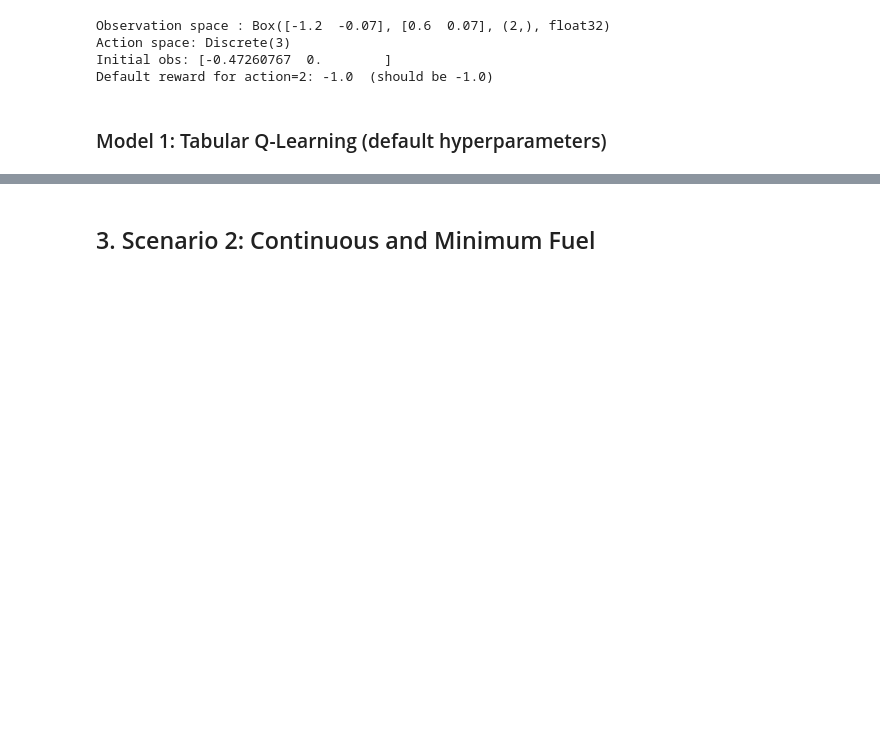
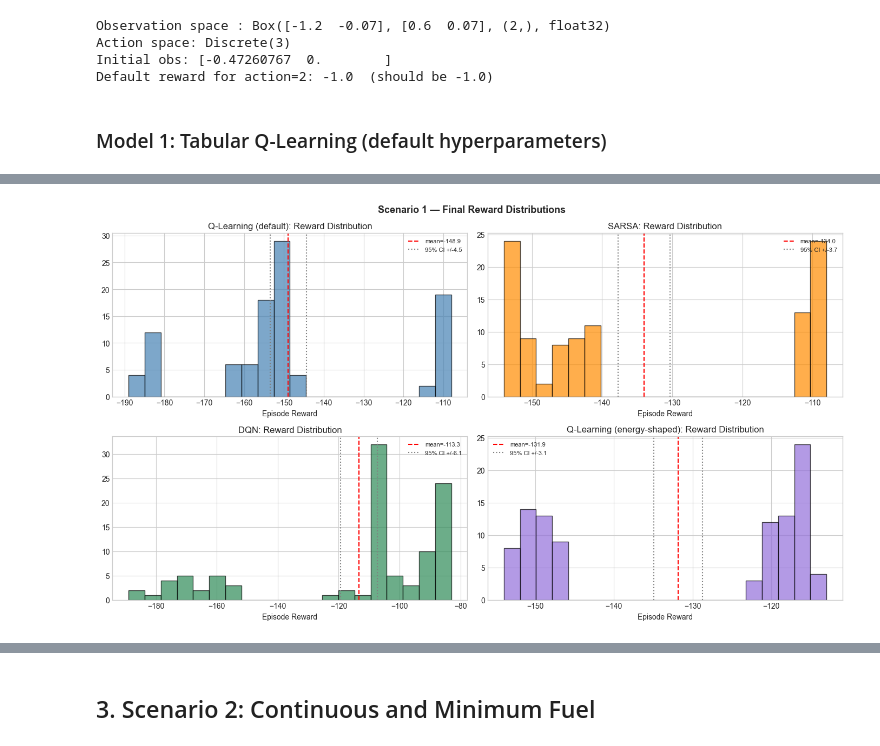
Before and after one commit to catebros/RL-Group, a Jupyter notebook: RLI_22_A0_MountainCar.ipynb, the cells around one changed output, grey strips where cells are left out. Drawn from its saved outputs; the diff is of its cells as text; code cells hidden in the pictures; blank space fills up the shorter version.

Commit message:
scenario 1: 4 models, 2 rewards and interpretations

```diff
--- a/RLI_22_A0_MountainCar.ipynb
+++ b/RLI_22_A0_MountainCar.ipynb
@@ -175,0 +446,27 @@ QL default — mean=-145.32 +/- 26.45 | success=100.0%
+# %%
+
+# Final reward distributions
+fig, axes = plt.subplots(2, 2, figsize=(14, 8))
+axes = axes.flatten()
+
+for ax, final, label, color in zip(
+    axes,
+    [s1_ql_final, s1_sarsa_final, s1_dqn_final, s1_ql_shaped_final],
+    ['Q-Learning (default)', 'SARSA', 'DQN', 'Q-Learning (energy-shaped)'],
+    ['steelblue', 'darkorange', 'seagreen', 'mediumpurple']
+):
+    ax.hist(final, bins=20, color=color, alpha=0.7, edgecolor='black')
+    mean = np.mean(final)
+    ci = 1.96 * np.std(final) / np.sqrt(len(final))
+    ax.axvline(mean, color='red', linestyle='--', label=f'mean={mean:.1f}')
+    ax.axvline(mean - ci, color='gray', linestyle=':', label=f'95% CI +/-{ci:.1f}')
+    ax.axvline(mean + ci, color='gray', linestyle=':')
+    ax.set_title(f'{label}: Reward Distribution')
+    ax.set_xlabel('Episode Reward')
+    ax.legend(fontsize=8)
+
+plt.suptitle('Scenario 1 — Final Reward Distributions', fontsize=13, fontweight='bold')
+plt.tight_layout()
+plt.show()
+# %% [output]
+[figure, added]
```
Also changed, not shown: parts of 34 cells of this notebook, 36 other files.
